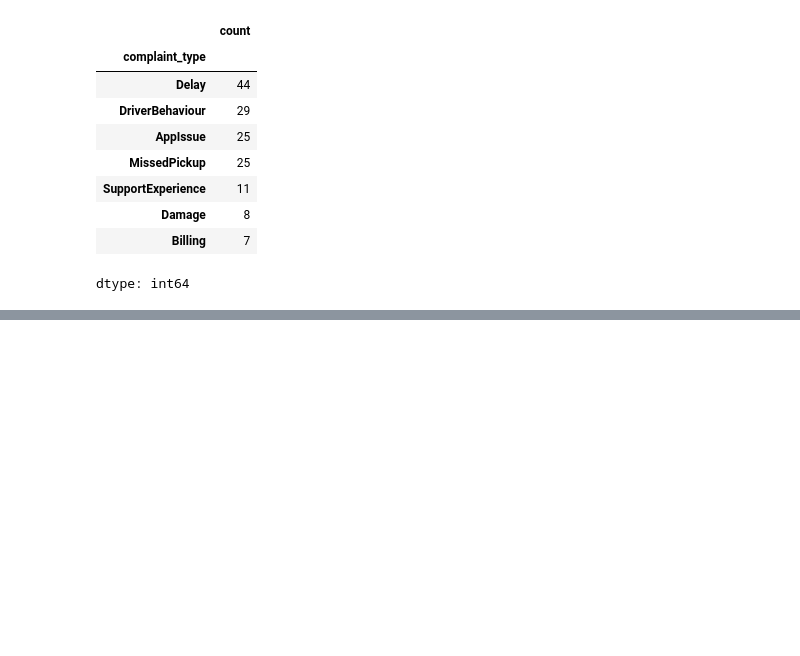
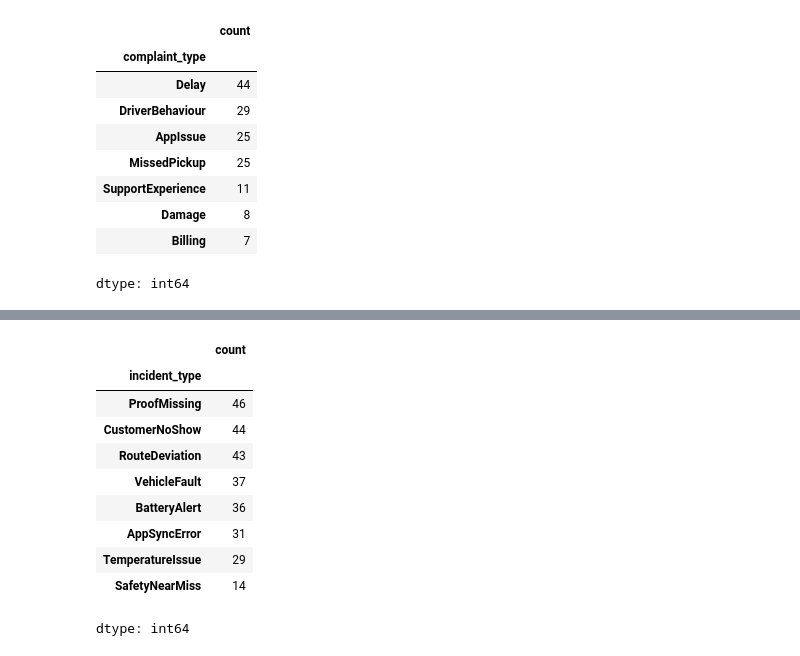
Before and after one commit to nivekaperera02-commits/northstar-analytics-assignment, a Jupyter notebook: Python_Analytics/northstar_python_analysis.ipynb, the cells around one changed output, grey strips where cells are left out. Cells and saved outputs as stored; diff of their text form; code cells hidden in the pictures; blank space fills up the shorter version.

```diff
--- a/Python_Analytics/northstar_python_analysis.ipynb
+++ b/Python_Analytics/northstar_python_analysis.ipynb
@@ -577,0 +675,14 @@ dtype: int64
+# %%
+incident_delivery['incident_type'].value_counts()
+# %% [output]
+|  | count |
+| incident_type |  |
+| ProofMissing | 46 |
+| CustomerNoShow | 44 |
+| RouteDeviation | 43 |
+| VehicleFault | 37 |
+| BatteryAlert | 36 |
+| AppSyncError | 31 |
+| TemperatureIssue | 29 |
+| SafetyNearMiss | 14 |
+dtype: int64
```
Also changed, not shown: parts of 16 cells of this notebook.
